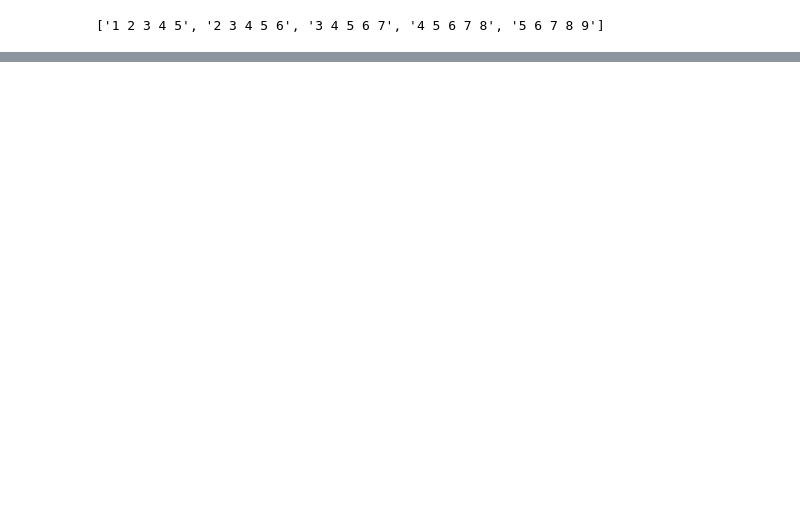
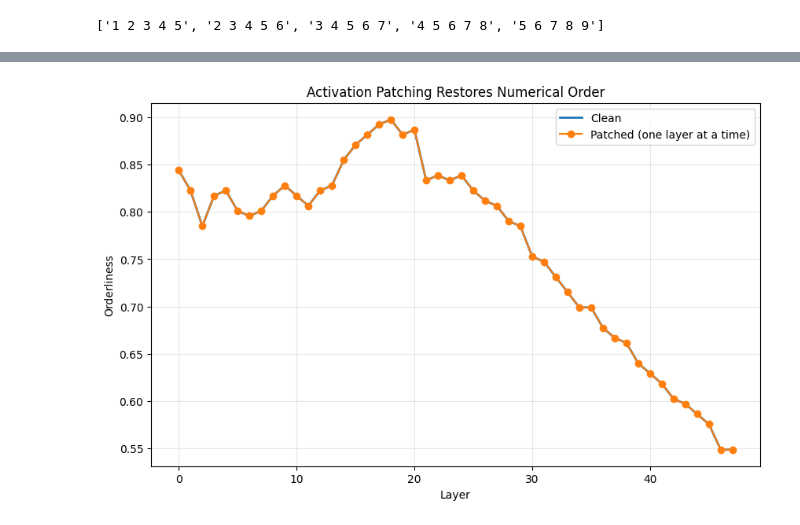
Before and after one commit to Hindolch/ICLR-2026, a Jupyter notebook: exp.ipynb, the cells around one changed output, grey strips where cells are left out. Drawn from its saved outputs; the diff is of its cells as text; code cells hidden in the pictures; blank space fills up the shorter version.

```diff
--- a/exp.ipynb
+++ b/exp.ipynb
@@ -727,0 +1035,6 @@ OutOfMemoryError: CUDA out of memory. Tried to allocate 2.00 MiB. GPU 0 has a to
+# %%
+patched_resid = {}
+def patch_and_save_resid(act, hook, layer, clean_act):
+    patched = clean_act.to(act.device)
+    patched_resid[layer] = patched.detach().cpu()
+    return patched
@@ -727,0 +1095,23 @@ OutOfMemoryError: CUDA out of memory. Tried to allocate 2.00 MiB. GPU 0 has a to
+# %%
+import matplotlib.pyplot as plt
+import numpy as np
+
+plt.figure(figsize=(10, 6))
+
+plt.plot(baseline_orderness, label="Clean", linewidth=2)
+
+plt.plot(
+    patched_orderness,
+    label="Patched (one layer at a time)",
+    marker="o"
+)
+
+plt.xlabel("Layer")
+plt.ylabel("Orderliness")
+plt.title("Activation Patching Restores Numerical Order")
+plt.legend()
+plt.grid(alpha=0.3)
+
+plt.show()
+# %% [output]
+[figure, added]
```
Also changed, not shown: parts of 23 cells of this notebook.
